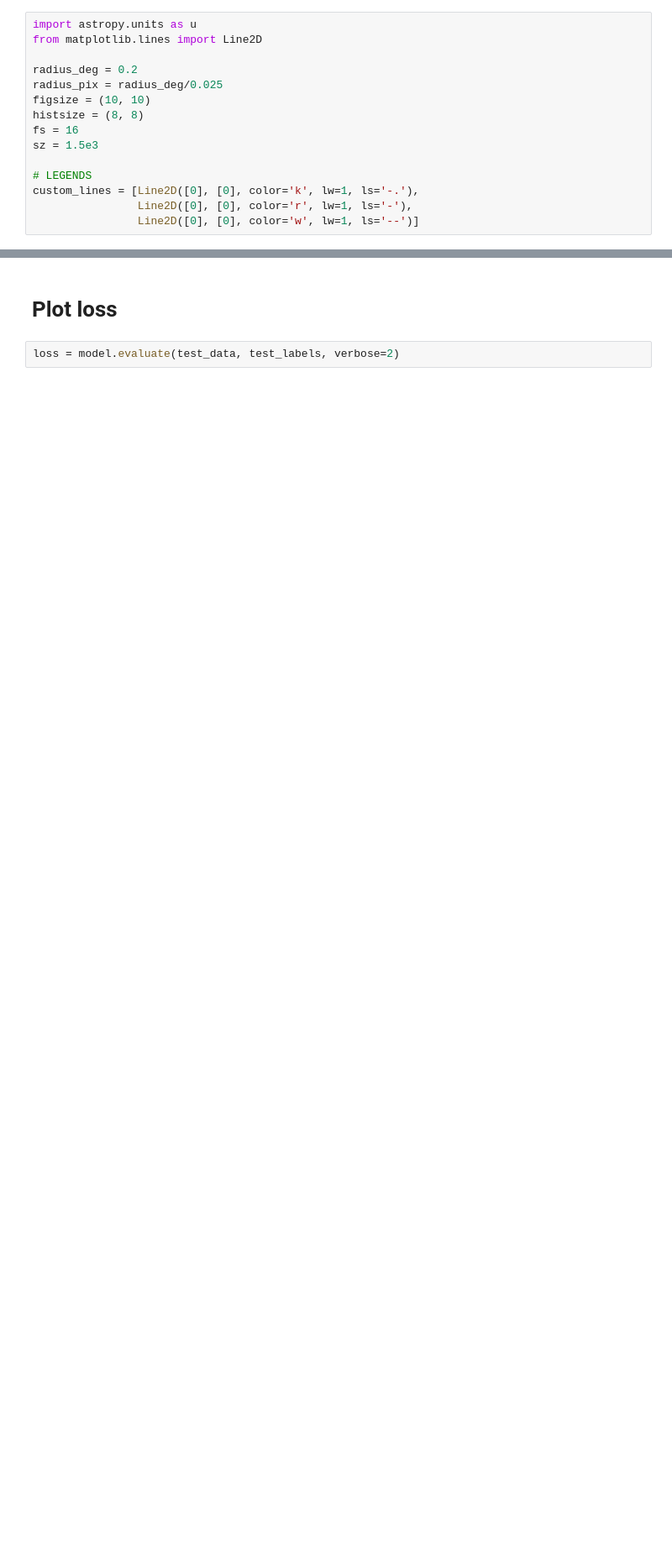
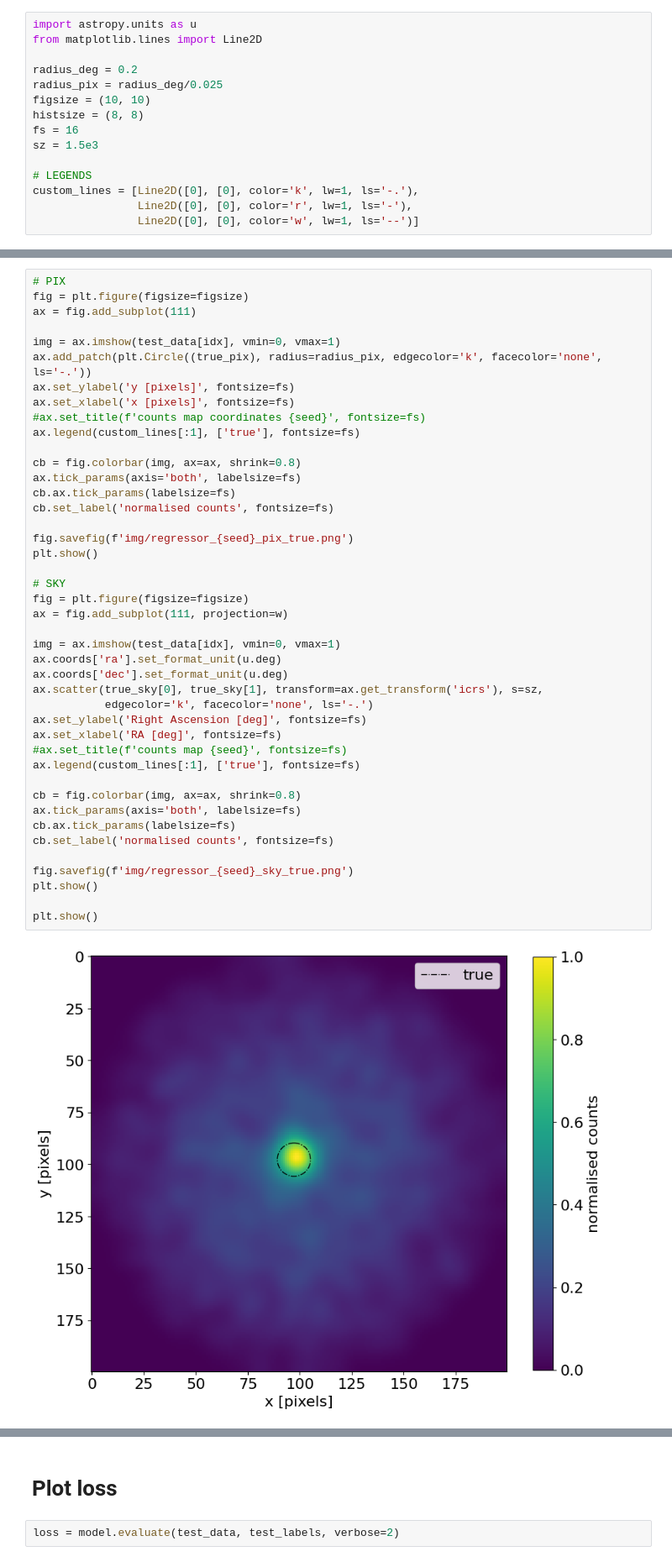
Before and after one commit to ambra-dipiano/astroAI, a Jupyter notebook: astroai/notebooks/cnn-regressor.ipynb, the cells around one changed output, grey strips where cells are left out. Shown: that part at 84% size. Saved outputs shown, nothing was run; the diff lists cells and outputs as text; blank space fills up the shorter version.

```diff
--- a/astroai/notebooks/cnn-regressor.ipynb
+++ b/astroai/notebooks/cnn-regressor.ipynb
@@ -229,0 +211,45 @@ plt.show()
+# %%
+# PIX
+fig = plt.figure(figsize=figsize)
+ax = fig.add_subplot(111)
+
+img = ax.imshow(test_data[idx], vmin=0, vmax=1)
+ax.add_patch(plt.Circle((true_pix), radius=radius_pix, edgecolor='k', facecolor='none', ls='-.'))
+ax.set_ylabel('y [pixels]', fontsize=fs)
+ax.set_xlabel('x [pixels]', fontsize=fs)
+#ax.set_title(f'counts map coordinates {seed}', fontsize=fs)
+ax.legend(custom_lines[:1], ['true'], fontsize=fs)
+
+cb = fig.colorbar(img, ax=ax, shrink=0.8)
+ax.tick_params(axis='both', labelsize=fs)
+cb.ax.tick_params(labelsize=fs)
+cb.set_label('normalised counts', fontsize=fs)
+
+fig.savefig(f'img/regressor_{seed}_pix_true.png')
+plt.show()
+
+# SKY
+fig = plt.figure(figsize=figsize)
+ax = fig.add_subplot(111, projection=w)
+
+img = ax.imshow(test_data[idx], vmin=0, vmax=1)
+ax.coords['ra'].set_format_unit(u.deg)
+ax.coords['dec'].set_format_unit(u.deg)
+ax.scatter(true_sky[0], true_sky[1], transform=ax.get_transform('icrs'), s=sz,
+           edgecolor='k', facecolor='none', ls='-.')
+ax.set_ylabel('Right Ascension [deg]', fontsize=fs)
+ax.set_xlabel('RA [deg]', fontsize=fs)
+#ax.set_title(f'counts map {seed}', fontsize=fs)
+ax.legend(custom_lines[:1], ['true'], fontsize=fs)
+
+cb = fig.colorbar(img, ax=ax, shrink=0.8)
+ax.tick_params(axis='both', labelsize=fs)
+cb.ax.tick_params(labelsize=fs)
+cb.set_label('normalised counts', fontsize=fs)
+
+fig.savefig(f'img/regressor_{seed}_sky_true.png')
+plt.show()
+
+plt.show()
+# %% [output]
+[figure, added]
```
Also changed, not shown: parts of 20 cells of this notebook, 3 other files.
